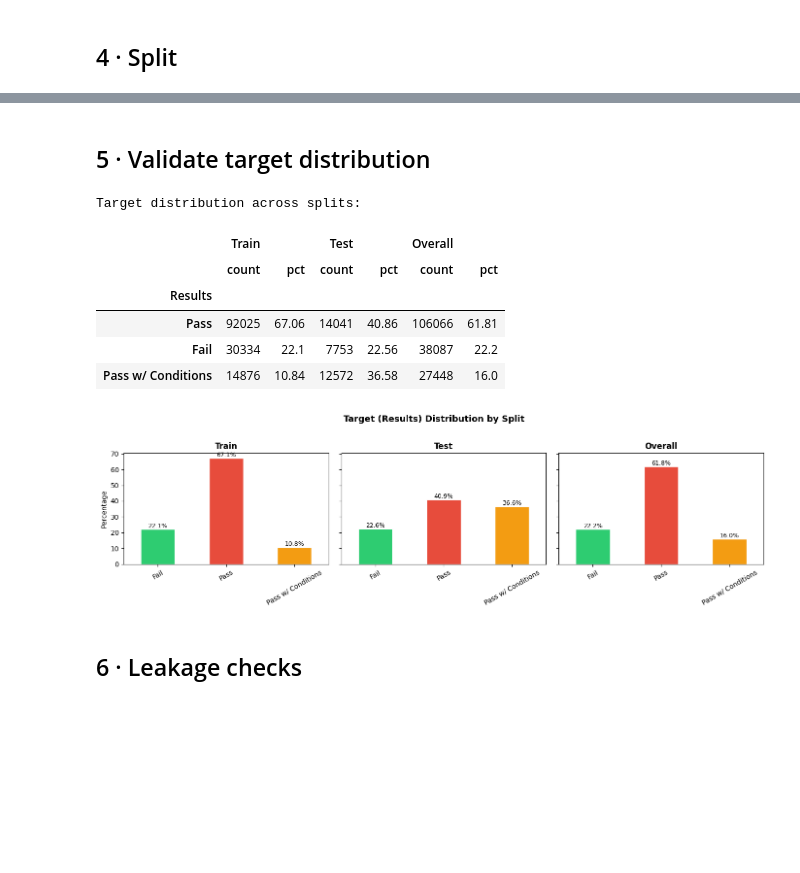
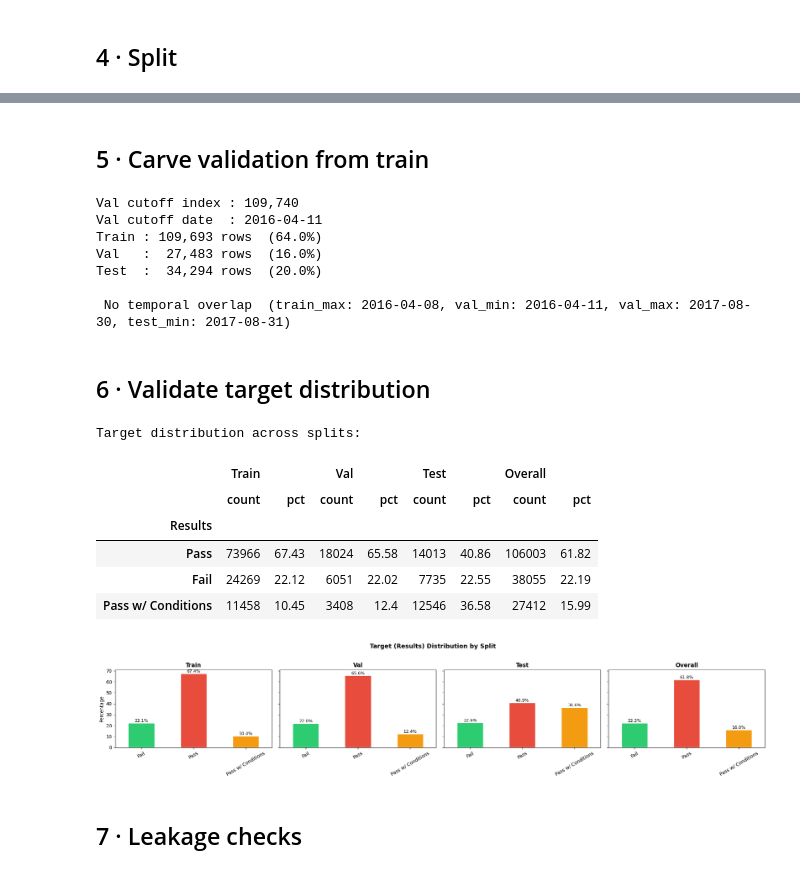
Before and after one commit to MohdTamer/Food-Inspection, a Jupyter notebook: notebooks/split_train_test/split_train_test.ipynb, the cells around one changed output, grey strips where cells are left out. Drawn from its saved outputs; the diff is of its cells as text; code cells hidden in the pictures; blank space fills up the shorter version.

Commit message:
added val in split

```diff
--- a/notebooks/split_train_test/split_train_test.ipynb
+++ b/notebooks/split_train_test/split_train_test.ipynb
@@ -33,6 +35,8 @@ pd.set_option('display.width', 180)
 INPUT_PATH   = DataLoader.processed('merged_inspections_licenses_inner_clean.parquet')
 TRAIN_CSV    = DataLoader.processed('train.csv')
 TRAIN_PARQ   = DataLoader.processed('train.parquet')
+VAL_CSV      = DataLoader.processed('val.csv')
+VAL_PARQ     = DataLoader.processed('val.parquet')
 TEST_CSV     = DataLoader.processed('test.csv')
 TEST_PARQ    = DataLoader.processed('test.parquet')
 
@@ -41,6 +45,7 @@ TARGET_COL      = 'Results'
 DATE_COL        = 'Inspection Date'
 ID_COL          = 'Inspection ID'
 TEST_FRACTION   = 0.20          # target fraction for the test set
+VAL_FRACTION    = 0.20          # target fraction for val (of remaining train, ~16% of total)
 RANDOM_STATE    = 42
 # %% [markdown]
 ## 1 · Load cleaned data
@@ -116,7 +121,44 @@ Total : 171,601 rows
 
  No temporal overlap  (train max: 2017-08-30, test min: 2017-08-31)
+# %% [markdown]
+## 5 · Carve validation from train
+# %%
+# Further split df_train into train / val by date (val = last VAL_FRACTION of train)
+df_train = df_train.reset_index(drop=True)
+val_cutoff_idx  = int(len(df_train) * (1 - VAL_FRACTION))
+val_cutoff_date = df_train.loc[val_cutoff_idx, DATE_COL]
+
+print(f'Val cutoff index : {val_cutoff_idx:,}')
+print(f'Val cutoff date  : {val_cutoff_date.date()}')
+
+val_mask = df_train[DATE_COL] >= val_cutoff_date
+df_val   = df_train.loc[val_mask].copy()
+df_train = df_train.loc[~val_mask].copy()
+
+print(f'Train : {len(df_train):>7,} rows  ({len(df_train)/len(df)*100:.1f}%)')
+print(f'Val   : {len(df_val):>7,} rows  ({len(df_val)/len(df)*100:.1f}%)')
+print(f'Test  : {len(df_test):>7,} rows  ({len(df_test)/len(df)*100:.1f}%)')
+
+# Sanity: no temporal overlap
+assert df_train[DATE_COL].max() < df_val[DATE_COL].min(), \
+    'Data leakage: train/val dates overlap!'
+assert df_val[DATE_COL].max() < df_test[DATE_COL].min(), \
+    'Data leakage: val/test dates overlap!'
+print(f'\n No temporal overlap  '
+      f'(train_max: {df_train[DATE_COL].max().date()}, '
+      f'val_min: {df_val[DATE_COL].min().date()}, '
+      f'val_max: {df_val[DATE_COL].max().date()}, '
+      f'test_min: {df_test[DATE_COL].min().date()})')
+# %% [output]
+Val cutoff index : 109,740
+Val cutoff date  : 2016-04-11
+Train : 109,693 rows  (64.0%)
+Val   :  27,483 rows  (16.0%)
+Test  :  34,294 rows  (20.0%)
+
+ No temporal overlap  (train_max: 2016-04-08, val_min: 2016-04-11, val_max: 2017-08-30, test_min: 2017-08-31)
 # %% [markdown]
-## 5 · Validate target distribution
+## 6 · Validate target distribution
 # %%
 def target_distribution(df_subset: pd.DataFrame, label: str) -> pd.DataFrame:
     """Return value-counts with percentages for the target column."""
@@ -128,6 +170,7 @@ def target_distribution(df_subset: pd.DataFrame, label: str) -> pd.DataFrame:
 
 dist = pd.concat([
     target_distribution(df_train, 'Train'),
+    target_distribution(df_val,   'Val'),
     target_distribution(df_test,  'Test'),
     target_distribution(df,       'Overall'),
 ], axis=1)
@@ -136,39 +179,40 @@ print('Target distribution across splits:\n')
 dist
 # %% [output]
 Target distribution across splits:
-|  | Train |  | Test |  | Overall |  |
-|  | count | pct | count | pct | count | pct |
-| Results |  |  |  |  |  |  |
-| Pass | 92025 | 67.06 | 14041 | 40.86 | 106066 | 61.81 |
-| Fail | 30334 | 22.1 | 7753 | 22.56 | 38087 | 22.2 |
-| Pass w/ Conditions | 14876 | 10.84 | 12572 | 36.58 | 27448 | 16.0 |
+|  | Train |  | Val |  | Test |  | Overall |  |
+|  | count | pct | count | pct | count | pct | count | pct |
+| Results |  |  |  |  |  |  |  |  |
+| Pass | 73966 | 67.43 | 18024 | 65.58 | 14013 | 40.86 | 106003 | 61.82 |
+| Fail | 24269 | 22.12 | 6051 | 22.02 | 7735 | 22.55 | 38055 | 22.19 |
+| Pass w/ Conditions | 11458 | 10.45 | 3408 | 12.4 | 12546 | 36.58 | 27412 | 15.99 |
 # %%
 # Visual comparison
 import matplotlib.pyplot as plt
 
-fig, axes = plt.subplots(1, 3, figsize=(14, 4), sharey=True)
+fig, axes = plt.subplots(1, 4, figsize=(20, 4), sharey=True)
 
 for ax, (subset, title) in zip(axes, [
     (df_train, 'Train'),
+    (df_val,   'Val'),
     (df_test,  'Test'),
     (df,       'Overall'),
 ]):
     pcts = subset[TARGET_COL].value_counts(normalize=True).mul(100)
     pcts.sort_index().plot.bar(ax=ax, color=['#2ecc71', '#e74c3c', '#f39c12'], edgecolor='white')
     ax.set_title(title, fontweight='bold')
     ax.set_ylabel('Percentage' if ax == axes[0] else '')
     ax.set_xlabel('')
     ax.tick_params(axis='x', rotation=30)
     for bar in ax.patches:
         ax.annotate(f'{bar.get_height():.1f}%',
                     (bar.get_x() + bar.get_width() / 2, bar.get_height()),
                     ha='center', va='bottom', fontsize=9)
 
 fig.suptitle('Target (Results) Distribution by Split', fontsize=13, fontweight='bold', y=1.02)
 plt.tight_layout()
 plt.show()
 # %% [output]
-[figure, old version]
+[figure, new version]
 # %% [markdown]
-## 6 · Leakage checks
+## 7 · Leakage checks
 # %%
```
Also changed, not shown: parts of 9 cells of this notebook, 7 other files.
